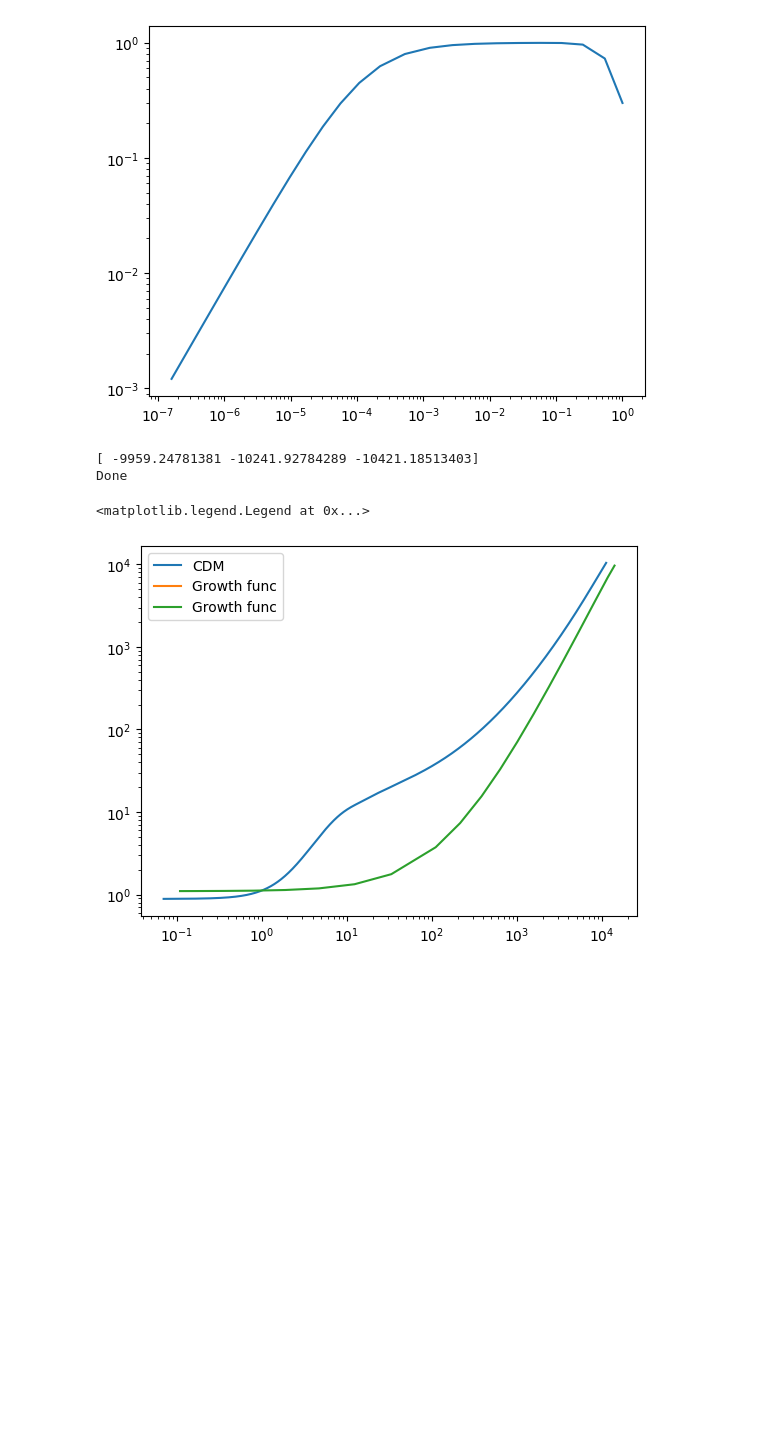
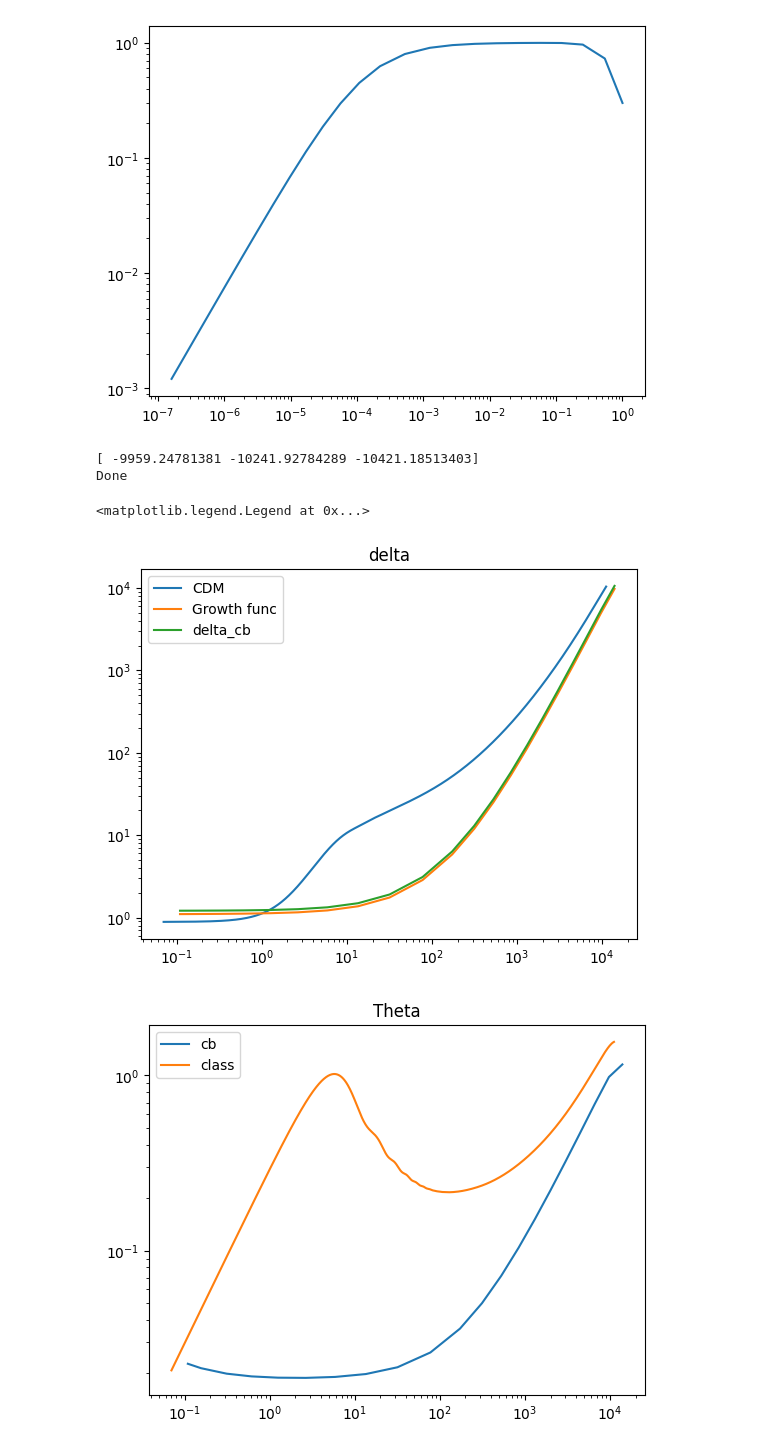
Before and after one commit to eriksteenberg/Grim-kode, a Jupyter notebook: Class shenanigens.ipynb, the cells around one changed output. Drawn from its saved outputs; the diff is of its cells as text; code cells hidden in the pictures; blank space fills up the shorter version.

```diff
--- a/Class shenanigens.ipynb
+++ b/Class shenanigens.ipynb
@@ -315,72 +315,80 @@ def f1(t,y):
     a = y[0]
     D = y[1]
     D_dt = y[2]
-    #delta_cb = y[3]
-    #theta_cb = y[4]
+    delta_cb = y[3]
+    theta_cb = y[4]
     #delta_nu = y[4]
     #theta_nu = y[6]
     #print(t)
     a_dt = a * a * H(a)
 
-    #Omega_M_reel = Omega_M / ( a**3 * Omega_lambda + Omega_M + Omega_R / a)
+    Omega_M_reel = Omega_M / ( a**3 * Omega_lambda + Omega_M + Omega_R / a)
 
-    #nabla2phi = ( 3 / 2 ) * H0 * H0 * Omega_M * (delta_cb+delta_nu) / (a)
+    nabla2phi = ( 3 / 2 ) * H0 * H0 * Omega_M * (delta_cb) / a # + delta_nu
 
     D2_dt2 = +  ((3 / 2) * H0 * H0 * Omega_M * D / a) - a * H(a) * D_dt
 
     # PROBLEMET LIGGER HER
     # - a * H(a) * D_dt
 
-    #if t> 1 and t< 5:
-        #pass
-        #D2_dt2 *=10
 
-    #delta_cb_dt = - theta_cb
+    delta_cb_dt = - theta_cb
 
-    #theta_cb_dt = -  a * H(a) * theta_cb - nabla2phi
+    theta_cb_dt = -  a * H(a) * theta_cb - nabla2phi
 
     #delta_nu_dt = - theta_nu
 
     #theta_nu_dt = -  a * H(a) * theta_nu - nabla2phi - k*k * (cs*cs ) * delta_nu
 
-    return [a_dt,D_dt,D2_dt2]#,delta_cb_dt,theta_cb_dt,delta_nu_dt,theta_nu_dt]
+    return [a_dt,D_dt,D2_dt2,delta_cb_dt,theta_cb_dt]#,delta_nu_dt,theta_nu_dt]
 
 
 t_start = tau[0]
 t_end = tau[-1]
 tau_span = np.array([t_start,t_end])
 #print(tau_span)
 D0 = delta_cb_0
-D1 = - theta_cb_0  # - theta_nu_0
+D1 = - theta_cb_0   - theta_nu_0
 
 y0 = [a0,D0,D1,delta_cb_0,theta_cb_0,delta_nu_0,theta_nu_0]
 # y0 =
 y0 = [a0,D0,D1]
 #y0 = [a0,D0,D1,-theta_cb_0,-a0*H(a0)*theta_cb_0-(3/2)*H0*H0*Omega_M*(delta_cb_0+delta_nu_0)/a0,-theta_nu_0,-a0*H(a0)*theta_nu_0 -( 3 / 2 ) * H0 * H0 * Omega_M * (delta_cb_0+delta_nu_0) / (a0) ]
+y0 = [a0,D0,D1,delta_cb_0,theta_cb_0]#,delta_nu_0,theta_nu_0]
 
 #print(y0)
 tau_eval = np.linspace(t_start,t_end,10000)
 sol = sc.solve_ivp(f1,t_span=tau_span,y0 = y0)#,t_eval=tau_eval)
 tau = sol.t
 #print(sol.t[-1])
 a = sol.y[0]
 D = sol.y[1]
 D_dt = sol.y[2]
-#delta_cdm = sol.y[3]
+delta_cdm = sol.y[3]
 #delta_nu = sol.y[5]
-#theta_cdm = sol.y[4]
+theta_cdm = sol.y[4]
 #theta_nu = sol.y[6]
-#delta_cb = delta_cdm
-#theta_cb = theta_cdm
+delta_cb = delta_cdm
+theta_cb = theta_cdm
 print(pts0['delta_' + "cdm"][-3:])
 plt.loglog(pts0["tau [Mpc]"],-pts0['delta_' + "cdm"],label="CDM")
 #print(delta_cb[-3:])
 print("Done")
-plt.loglog(tau,D,label="Growth func")
+#plt.loglog(tau,D,label="Growth func")
 plt.loglog(tau,-D,label="Growth func")
+plt.loglog(tau,-1.1*delta_cdm,label="delta_cb")
+#plt.loglog(tau,-delta_nu)
 plt.legend()
+plt.title("delta")
+plt.figure(1341)
+plt.loglog(tau,theta_cdm,label="cb")
+#plt.loglog(tau,theta_nu)
+plt.loglog(pts0["tau [Mpc]"],pts0['theta_' + "cdm"],label="class")
+plt.title("Theta")
+plt.legend()
 # %% [output]
 [ -9959.24781381 -10241.92784289 -10421.18513403]
 Done
 <matplotlib.legend.Legend at 0x...>
-[figure, old version]
+[figure, new version]
+[figure, added]
```
Also changed, not shown: parts of 2 cells of this notebook.
